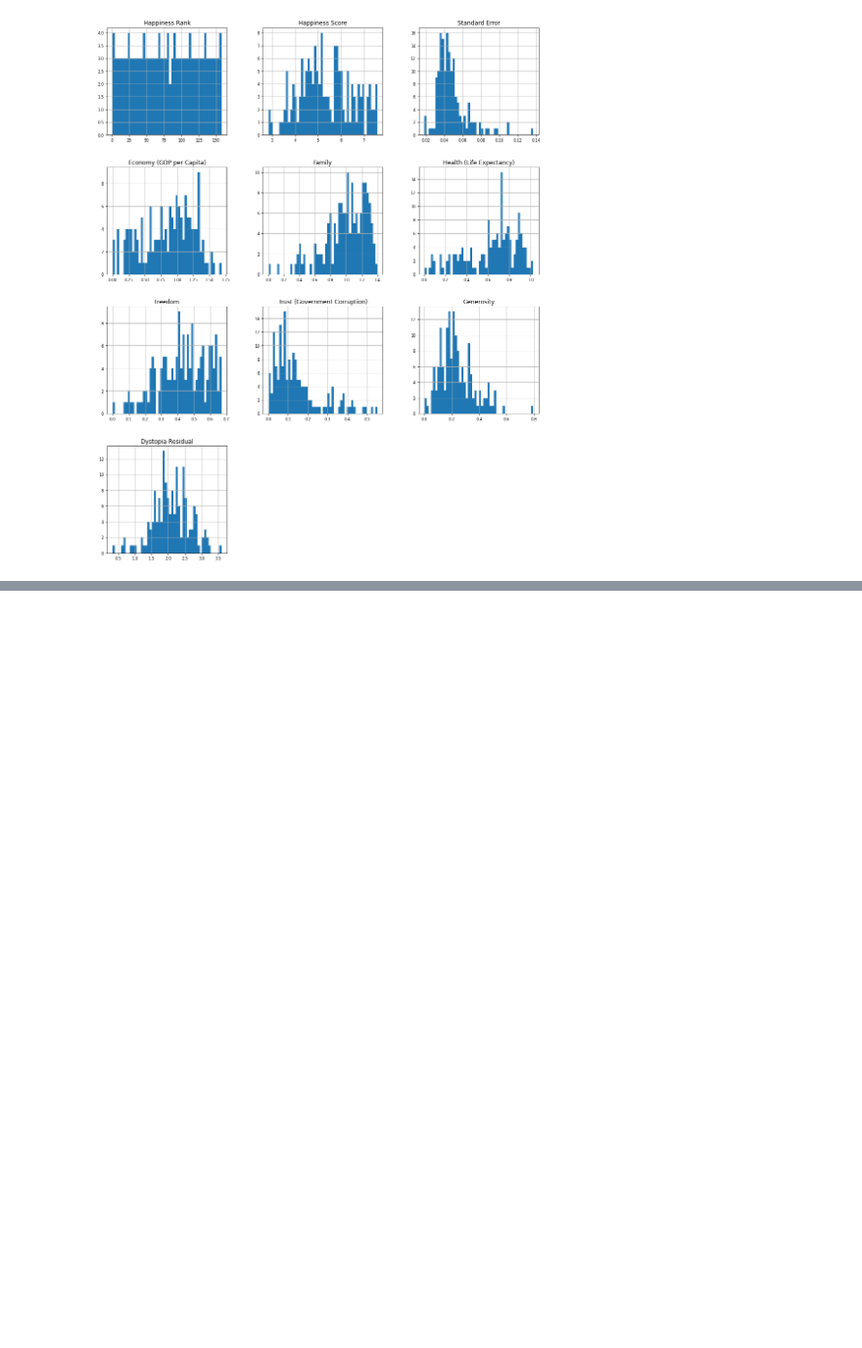
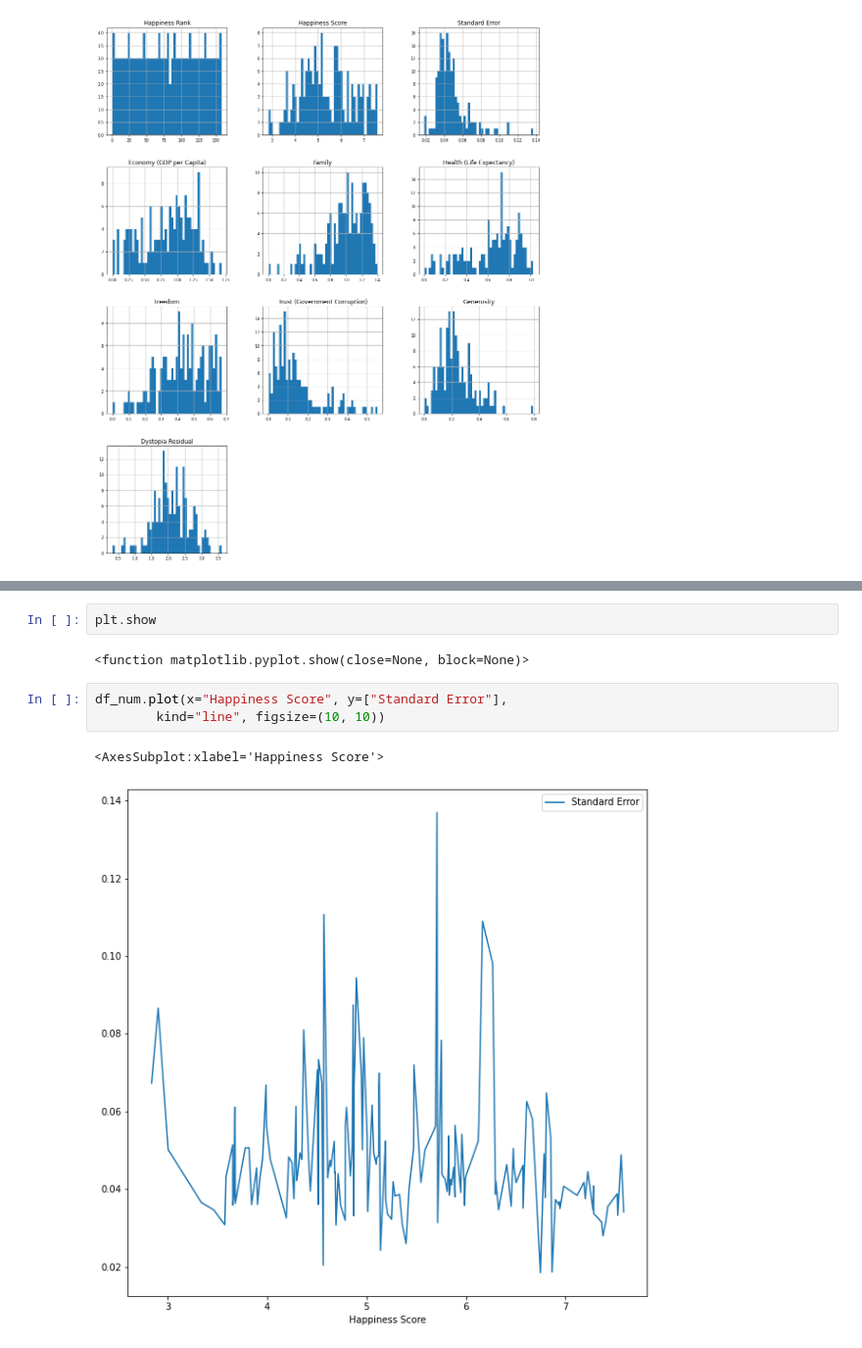
Before and after one commit to zehraina/Data-Analysis, a Jupyter notebook: World Happiness Analysis/World Happiness Analysis.ipynb, the cells around one changed output, grey strips where cells are left out. Shown at 98% size. Drawn from its saved outputs; the diff is of its cells as text; blank space fills up the shorter version.

```diff
--- a/World Happiness Analysis/World Happiness Analysis.ipynb
+++ b/World Happiness Analysis/World Happiness Analysis.ipynb
@@ -139,0 +175,10 @@ df_num.hist(figsize=(16, 20), bins=50, xlabelsize=8, ylabelsize=8);
+# %%
+plt.show
+# %% [output]
+<function matplotlib.pyplot.show(close=None, block=None)>
+# %%
+df_num.plot(x="Happiness Score", y=["Standard Error"],
+        kind="line", figsize=(10, 10))
+# %% [output]
+<AxesSubplot:xlabel='Happiness Score'>
+[figure, added]
```
Also changed, not shown: parts of 15 cells of this notebook.
